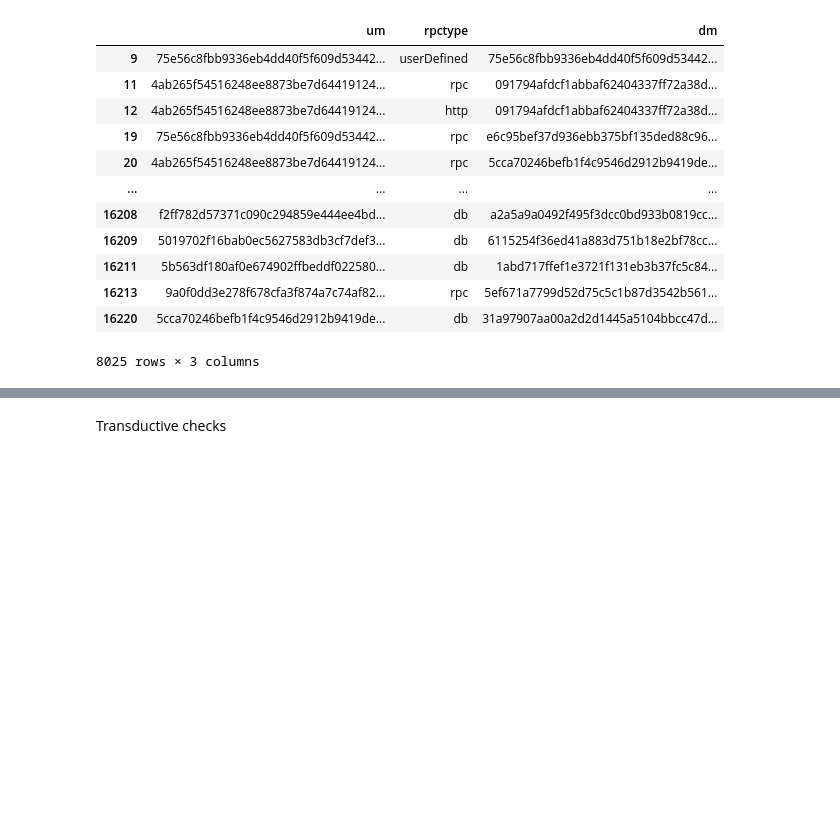
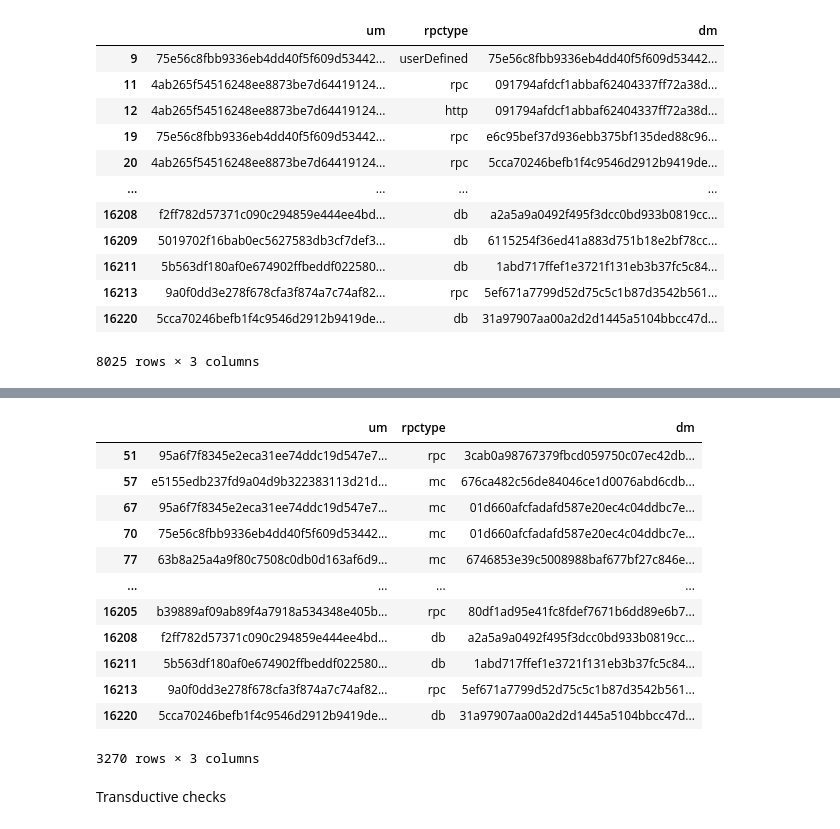
Before and after one commit to GianlucaRub/Master-Thesis, a Jupyter notebook: Gianluca - MSCallGraph_0 - tsv creation transductive.ipynb, the cells around one changed output, grey strips where cells are left out. Drawn from its saved outputs; the diff is of its cells as text; code cells hidden in the pictures; blank space fills up the shorter version.

```diff
--- a/Gianluca - MSCallGraph_0 - tsv creation transductive.ipynb
+++ b/Gianluca - MSCallGraph_0 - tsv creation transductive.ipynb
@@ -100,2 +118,19 @@ train_df
+# %%
+test_df = remaining_df.drop(validation_df.index)  # drop the sampled rows to get the second DataFram
+test_df
+# %% [output]
+|  | um | rpctype | dm |
+| 51 | 95a6f7f8345e2eca31ee74ddc19d547e7... | rpc | 3cab0a98767379fbcd059750c07ec42db... |
+| 57 | e5155edb237fd9a04d9b322383113d21d... | mc | 676ca482c56de84046ce1d0076abd6cdb... |
+| 67 | 95a6f7f8345e2eca31ee74ddc19d547e7... | mc | 01d660afcfadafd587e20ec4c04ddbc7e... |
+| 70 | 75e56c8fbb9336eb4dd40f5f609d53442... | mc | 01d660afcfadafd587e20ec4c04ddbc7e... |
+| 77 | 63b8a25a4a9f80c7508c0db0d163af6d9... | mc | 6746853e39c5008988baf677bf27c846e... |
+| ... | ... | ... | ... |
+| 16205 | b39889af09ab89f4a7918a534348e405b... | rpc | 80df1ad95e41fc8fdef7671b6dd89e6b7... |
+| 16208 | f2ff782d57371c090c294859e444ee4bd... | db | a2a5a9a0492f495f3dcc0bd933b0819cc... |
+| 16211 | 5b563df180af0e674902ffbeddf022580... | db | 1abd717ffef1e3721f131eb3b37fc5c84... |
+| 16213 | 9a0f0dd3e278f678cfa3f874a7c74af82... | rpc | 5ef671a7799d52d75c5c1b87d3542b561... |
+| 16220 | 5cca70246befb1f4c9546d2912b9419de... | db | 31a97907aa00a2d2d1445a5104bbcc47d... |
+3270 rows × 3 columns
 # %% [markdown]
 Transductive checks
```
Also changed, not shown: parts of 17 cells of this notebook, 2 other files.
